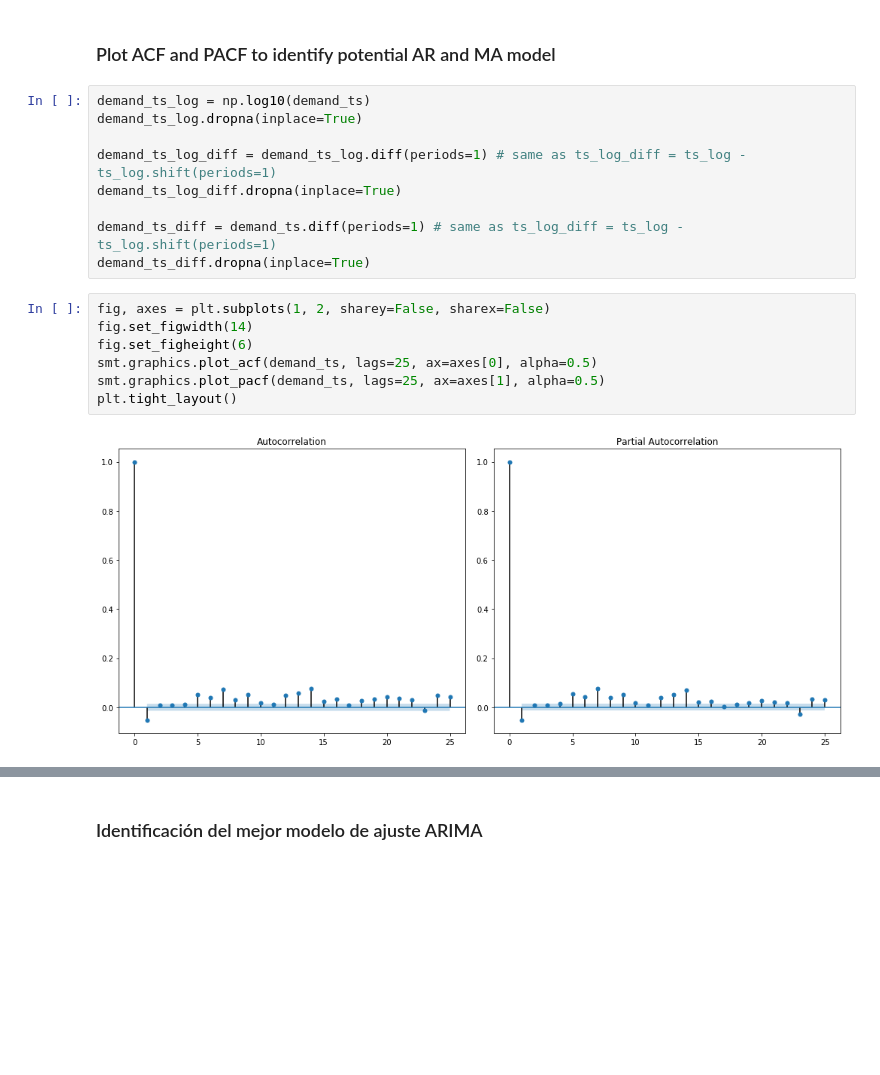
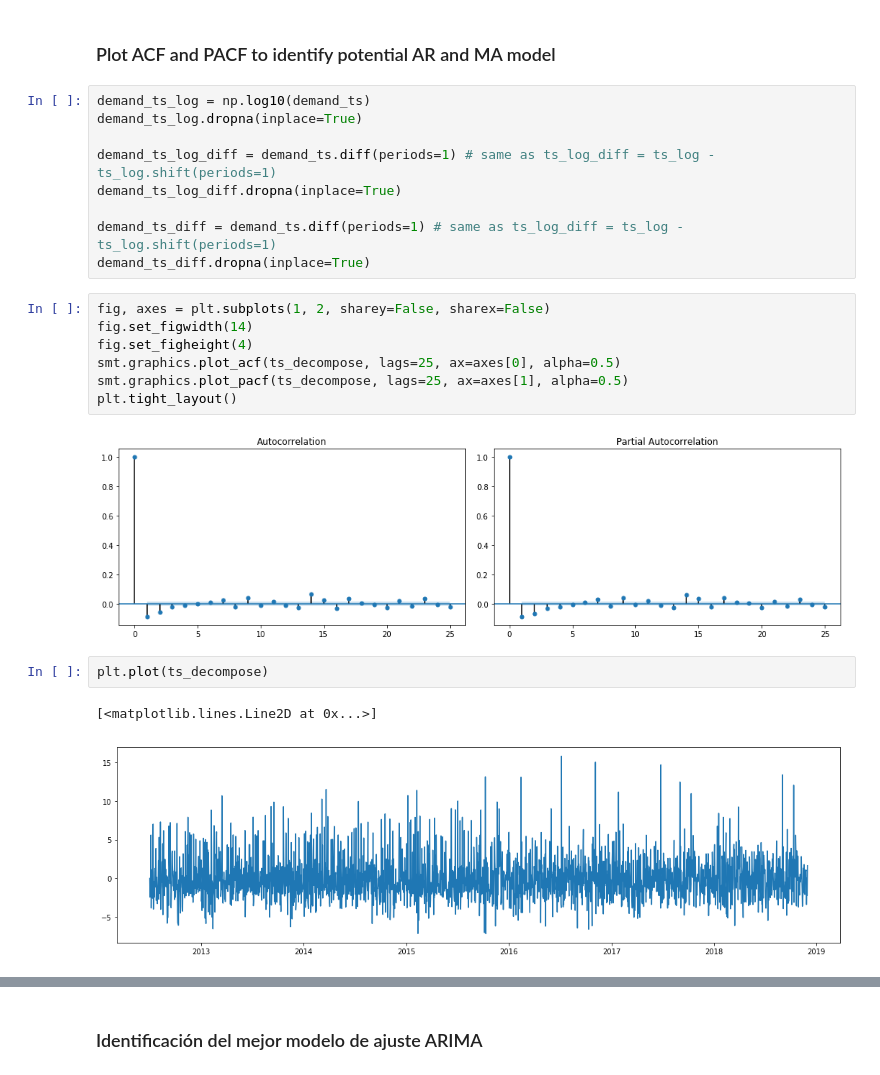
Before and after one commit to cristzelada/Tesis, a Jupyter notebook: Forecasting/Arima-Dias.ipynb, the cells around one changed output, grey strips where cells are left out. Cells and saved outputs as stored; diff of their text form; blank space fills up the shorter version.

```diff
--- a/Forecasting/Arima-Dias.ipynb
+++ b/Forecasting/Arima-Dias.ipynb
@@ -302,7 +299,7 @@ Text(0, 0.5, 'Differenced Log (Tractor Sales)')
 demand_ts_log = np.log10(demand_ts)
 demand_ts_log.dropna(inplace=True)
 
-demand_ts_log_diff = demand_ts_log.diff(periods=1) # same as ts_log_diff = ts_log - ts_log.shift(periods=1)
+demand_ts_log_diff = demand_ts.diff(periods=1) # same as ts_log_diff = ts_log - ts_log.shift(periods=1)
 demand_ts_log_diff.dropna(inplace=True)
 
 demand_ts_diff = demand_ts.diff(periods=1) # same as ts_log_diff = ts_log - ts_log.shift(periods=1)
@@ -310,12 +307,17 @@ demand_ts_diff.dropna(inplace=True)
 # %%
 fig, axes = plt.subplots(1, 2, sharey=False, sharex=False)
 fig.set_figwidth(14)
-fig.set_figheight(6)
-smt.graphics.plot_acf(demand_ts, lags=25, ax=axes[0], alpha=0.5)
-smt.graphics.plot_pacf(demand_ts, lags=25, ax=axes[1], alpha=0.5)
+fig.set_figheight(4)
+smt.graphics.plot_acf(ts_decompose, lags=25, ax=axes[0], alpha=0.5)
+smt.graphics.plot_pacf(ts_decompose, lags=25, ax=axes[1], alpha=0.5)
 plt.tight_layout()
 # %% [output]
-[figure, old version]
+[figure, new version]
+# %%
+plt.plot(ts_decompose)
+# %% [output]
+[<matplotlib.lines.Line2D at 0x...>]
+[figure, added]
 # %%
 # Perform Dickey-Fuller test:
 from statsmodels.tsa.stattools import adfuller
```
Also changed, not shown: parts of 19 cells of this notebook, 2 other files.
